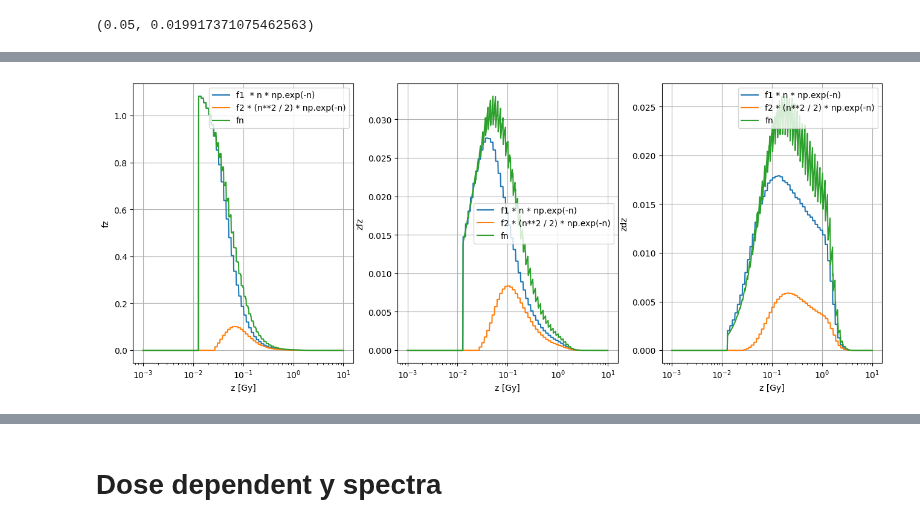
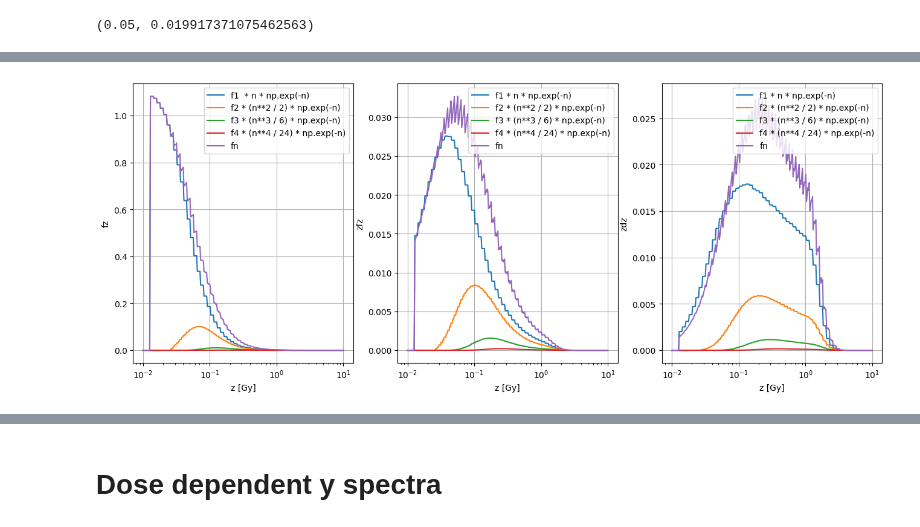
Before and after one commit to grzanka/microdosimetric_spectra_folding, a Jupyter notebook: notebooks/0.8-Cs137-spectra.ipynb, the cells around one changed output, grey strips where cells are left out. Saved outputs shown, nothing was run; the diff lists cells and outputs as text; code cells hidden in the pictures.

```diff
--- a/notebooks/0.8-Cs137-spectra.ipynb
+++ b/notebooks/0.8-Cs137-spectra.ipynb
@@ -131,7 +131,7 @@ expected_f2_domain = (
     spectrum_y_f1.data.bin_edges[-1] * 2.0,
 )
 yvalues_for_f2_convolution = np.geomspace(
-    start=expected_f2_domain[0], stop=expected_f2_domain[1], num=50
+    start=expected_f2_domain[0], stop=expected_f2_domain[1], num=100
 )
 
 convolution_integration_limits = (
@@ -325,9 +634,16 @@ n, n**2 / 2, np.exp(-n)
 # %%
-z_Gy = np.geomspace(start=1e-3, stop=1e3, num=10000)
-spectrum_z_fn_values = n * spectrum_z_f1.data.bin_values(
-    z_Gy, spectrum_value_type=SpectrumValueType.fz
-) + n**2 / 2 * spectrum_z_f2.data.bin_values(
-    z_Gy, spectrum_value_type=SpectrumValueType.fz
+z_Gy = np.geomspace(start=1e-2, stop=10, num=300)
+spectrum_z_fn_values = (
+    n * spectrum_z_f1.data.bin_values(z_Gy, spectrum_value_type=SpectrumValueType.fz)
+    + n**2
+    / 2
+    * spectrum_z_f2.data.bin_values(z_Gy, spectrum_value_type=SpectrumValueType.fz)
+    + n**3
+    / 6
+    * spectrum_z_f3.data.bin_values(z_Gy, spectrum_value_type=SpectrumValueType.fz)
+    + n**4
+    / 24
+    * spectrum_z_f4.data.bin_values(z_Gy, spectrum_value_type=SpectrumValueType.fz)
 )
 spectrum_z_fn_values *= np.exp(-n)
 # %%
@@ -354,5 +670,5 @@ spectrum_z_fn.norm
 # %%
-z_Gy = np.geomspace(start=1e-3, stop=10, num=800)
+z_Gy = np.geomspace(start=1e-2, stop=10, num=300)
 
 fig, ax = plt.subplots(nrows=1, ncols=3, figsize=(16, 6))
 ax[0].plot(
@@ -368,6 +684,20 @@ ax[0].plot(
     * (n**2 / 2)
     * np.exp(-n),
     label="f2 * (n**2 / 2) * np.exp(-n)",
+)
+ax[0].plot(
+    z_Gy,
+    spectrum_z_f3.data.bin_values(z_Gy, spectrum_value_type=SpectrumValueType.fz)
+    * (n**3 / 6)
+    * np.exp(-n),
+    label="f3 * (n**3 / 6) * np.exp(-n)",
+)
+ax[0].plot(
+    z_Gy,
+    spectrum_z_f4.data.bin_values(z_Gy, spectrum_value_type=SpectrumValueType.fz)
+    * (n**4 / 24)
+    * np.exp(-n),
+    label="f4 * (n**4 / 24) * np.exp(-n)",
 )
 ax[0].plot(
     z_Gy,
@@ -391,37 +721,65 @@ ax[1].plot(
 )
 ax[1].plot(
     z_Gy,
+    spectrum_z_f3.data.bin_values(z_Gy, spectrum_value_type=SpectrumValueType.zfz)
+    * (n**3 / 6)
+    * np.exp(-n),
+    label="f3 * (n**3 / 6) * np.exp(-n)",
+)
+ax[1].plot(
+    z_Gy,
+    spectrum_z_f4.data.bin_values(z_Gy, spectrum_value_type=SpectrumValueType.zfz)
+    * (n**4 / 24)
+    * np.exp(-n),
+    label="f4 * (n**4 / 24) * np.exp(-n)",
+)
+ax[1].plot(
+    z_Gy,
     spectrum_z_fn.data.bin_values(z_Gy, spectrum_value_type=SpectrumValueType.zfz),
     label="fn",
 )
 ax[1].set_ylabel("zfz")
 ax[2].plot(
     z_Gy,
     spectrum_z_f1.data.bin_values(z_Gy, spectrum_value_type=SpectrumValueType.zdz)
     * n
     * np.exp(-n),
     label="f1 * n * np.exp(-n)",
 )
 ax[2].plot(
     z_Gy,
     spectrum_z_f2.data.bin_values(z_Gy, spectrum_value_type=SpectrumValueType.zdz)
     * (n**2 / 2)
     * np.exp(-n),
     label="f2 * (n**2 / 2) * np.exp(-n)",
 )
 ax[2].plot(
     z_Gy,
+    spectrum_z_f3.data.bin_values(z_Gy, spectrum_value_type=SpectrumValueType.zdz)
+    * (n**3 / 6)
+    * np.exp(-n),
+    label="f3 * (n**3 / 6) * np.exp(-n)",
+)
+ax[2].plot(
+    z_Gy,
+    spectrum_z_f4.data.bin_values(z_Gy, spectrum_value_type=SpectrumValueType.zdz)
+    * (n**4 / 24)
+    * np.exp(-n),
+    label="f4 * (n**4 / 24) * np.exp(-n)",
+)
+ax[2].plot(
+    z_Gy,
     spectrum_z_fn.data.bin_values(z_Gy, spectrum_value_type=SpectrumValueType.zdz),
     label="fn",
 )
 ax[2].set_ylabel("zdz")
 for a in ax:
     a.set_xscale("log")
     a.grid()
     a.set_xlabel("z [Gy]")
     a.legend()
 # %% [output]
-[figure, old version]
+[figure, new version]
 # %%
 spectrum_z_fn.norm
 # %% [output]
```
Also changed, not shown: parts of 32 cells of this notebook, 1 other file.
